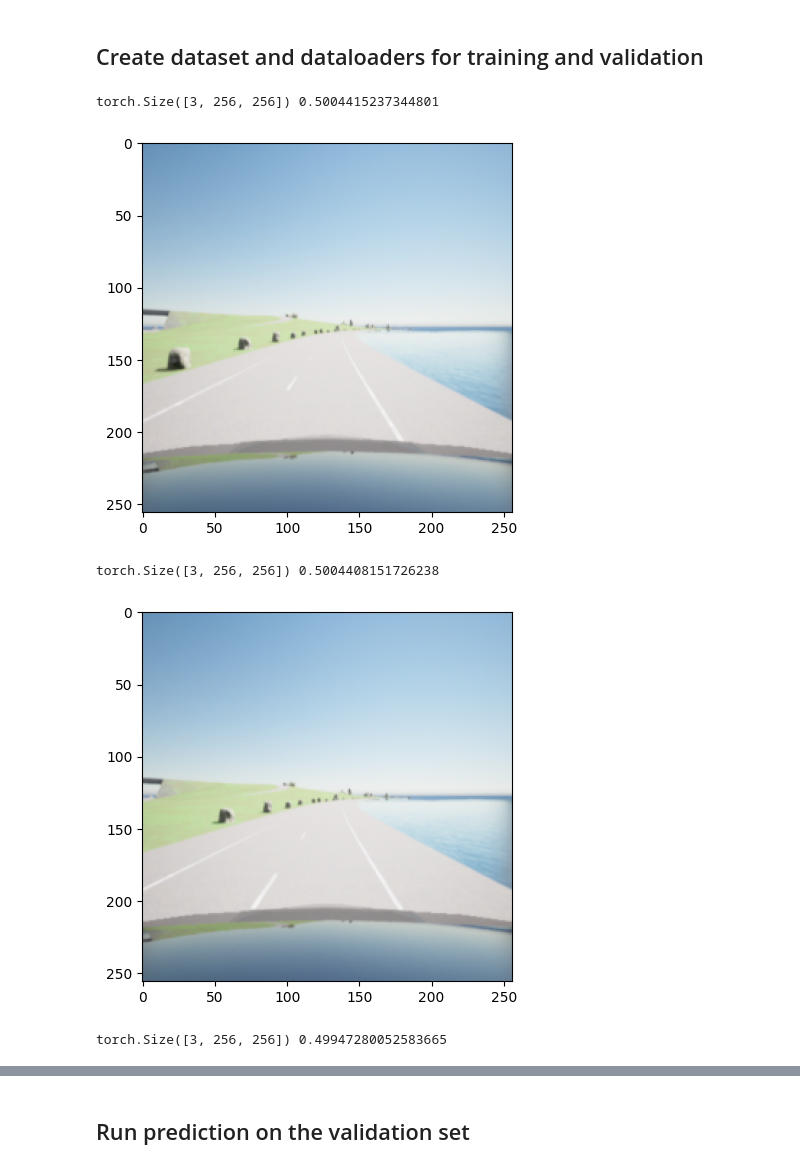
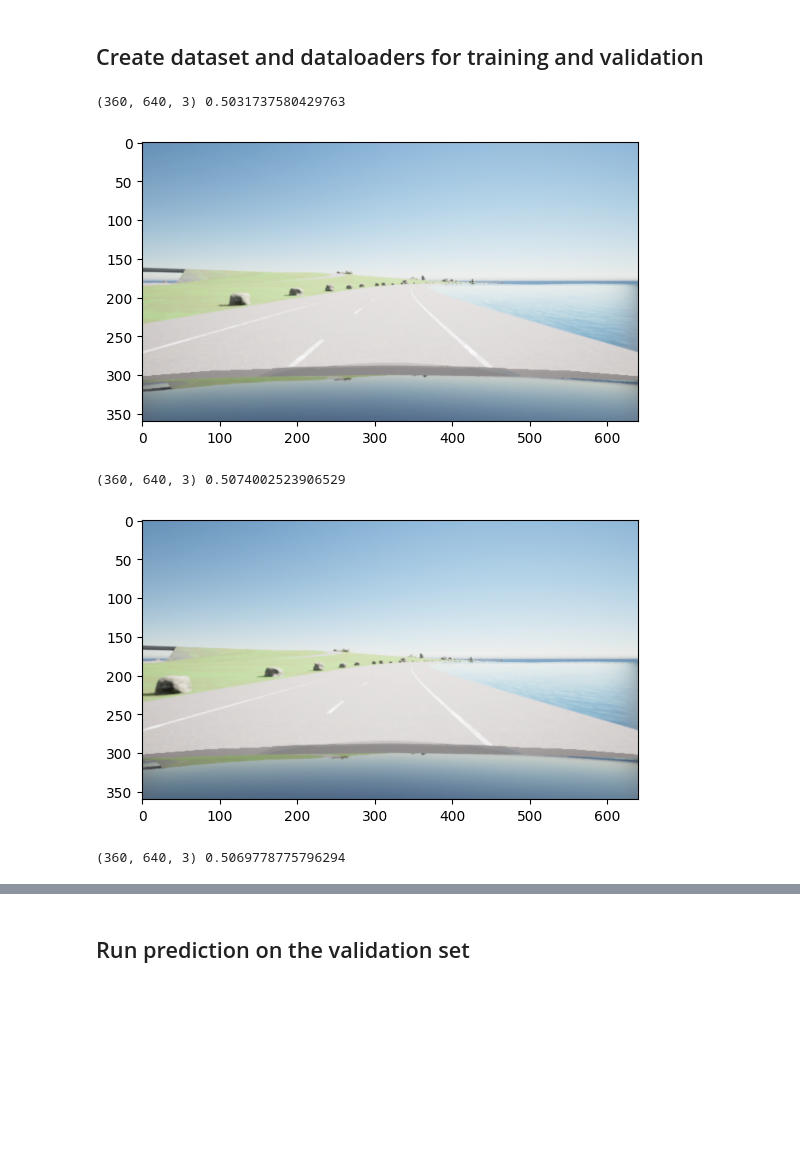
Before and after one commit to curroramos/Self_Driving_ROAR, a Jupyter notebook: train.ipynb, the cells around one changed output, grey strips where cells are left out. Saved outputs shown, nothing was run; the diff lists cells and outputs as text; code cells hidden in the pictures; blank space fills up the shorter version.

Commit message:
add transf

```diff
--- a/train.ipynb
+++ b/train.ipynb
@@ -126,28 +126,35 @@ class CarlaDataset(Dataset):
 # %%
 # Select the data
 selected_images = filt_images
 selected_labels = filt_labels
 
 # Define the transforms
 transform = transforms.Compose([
     transforms.ToPILImage(),
     transforms.Resize((256, 256)),
     transforms.ToTensor(),
     # transforms.Normalize(mean=[0.485, 0.456, 0.406], std=[0.229, 0.224, 0.225])
 ])
 
 # Create the dataset
-dataset = CarlaDataset(selected_images, selected_labels, transform=transform)
+dataset = CarlaDataset(selected_images, selected_labels) #, transform=transform)
 
-# Show some examples
+# # Show some examples
+# for i in range(3):
+#     image, label = dataset[i]
+#     print(image.shape, label)
+#     plt.imshow(image.permute(1, 2, 0))
+#     plt.show()
+
+# Show samples when no transform is applied
 for i in range(3):
     image, label = dataset[i]
     print(image.shape, label)
-    plt.imshow(image.permute(1, 2, 0))
+    plt.imshow(image)
     plt.show()
 # %% [output]
-torch.Size([3, 256, 256]) 0.5004415237344801
+(360, 640, 3) 0.5031737580429763
-[figure, old version]
+[figure, new version]
-torch.Size([3, 256, 256]) 0.5004408151726238
+(360, 640, 3) 0.5074002523906529
-[figure, old version]
+[figure, new version]
-torch.Size([3, 256, 256]) 0.49947280052583665
+(360, 640, 3) 0.5069778775796294
```
Also changed, not shown: parts of 9 cells of this notebook.
